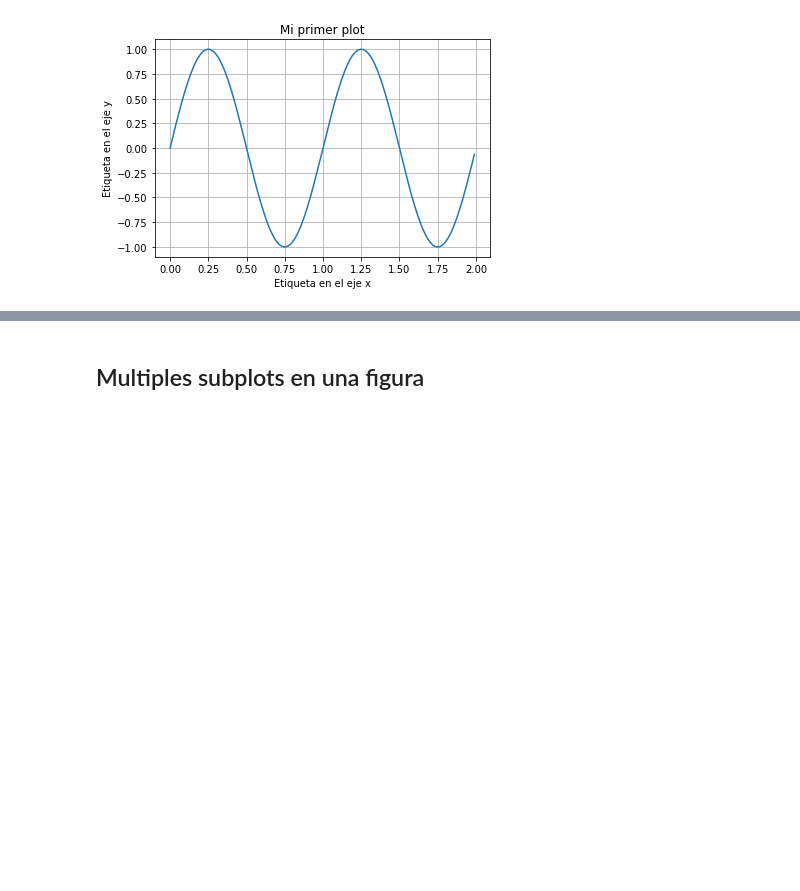
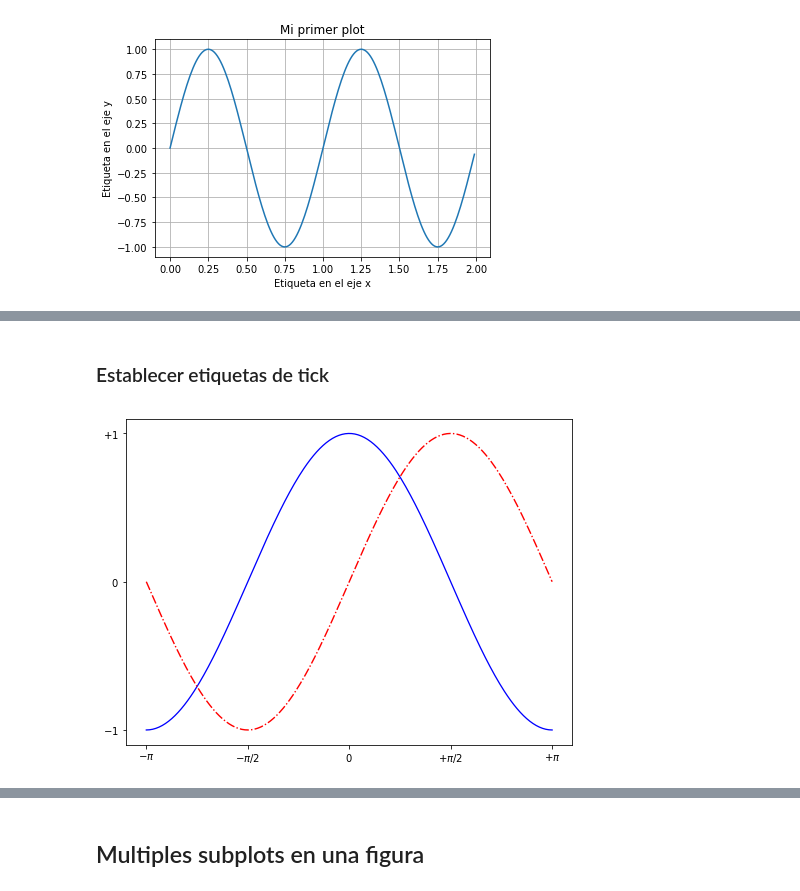
Before and after one commit to juan-pineda/Curso_computacion_cientifica, a Jupyter notebook: 02-Data-visualization/Data_Visualization.ipynb, the cells around one changed output, grey strips where cells are left out. Drawn from its saved outputs; the diff is of its cells as text; code cells hidden in the pictures; blank space fills up the shorter version.

```diff
--- a/02-Data-visualization/Data_Visualization.ipynb
+++ b/02-Data-visualization/Data_Visualization.ipynb
@@ -25,0 +49,23 @@ plt.show()
+# %% [markdown]
+### Establecer etiquetas de tick
+# %%
+plt.figure(figsize=(8,6))
+plt.subplot(111)
+
+x = np.linspace(-np.pi, np.pi, 256)
+y1,y2 = np.cos(x), np.sin(x)
+plt.plot(x, y1, color="blue", linewidth=1.3, linestyle="-")
+plt.plot(x, y2, color="red", linewidth=1.4, linestyle="-.")
+
+
+# ajustar x,y ticks
+plt.xticks([-np.pi, -np.pi/2, 0, np.pi/2, np.pi],[r'$-\pi$', r'$-\pi/2$', r'$0$', r'$+\pi/2$', r'$+\pi$'])
+plt.yticks([-1, 0, +1],[r'$-1$', r'$0$', r'$+1$'])
+
+# ajustar límites
+plt.xlim(x.min()*1.1, x.max()*1.1)
+
+#Mostrar resultado en la pantalla
+plt.show()
+# %% [output]
+[figure, added]
```
Also changed, not shown: parts of 27 cells of this notebook, 2 other files.
